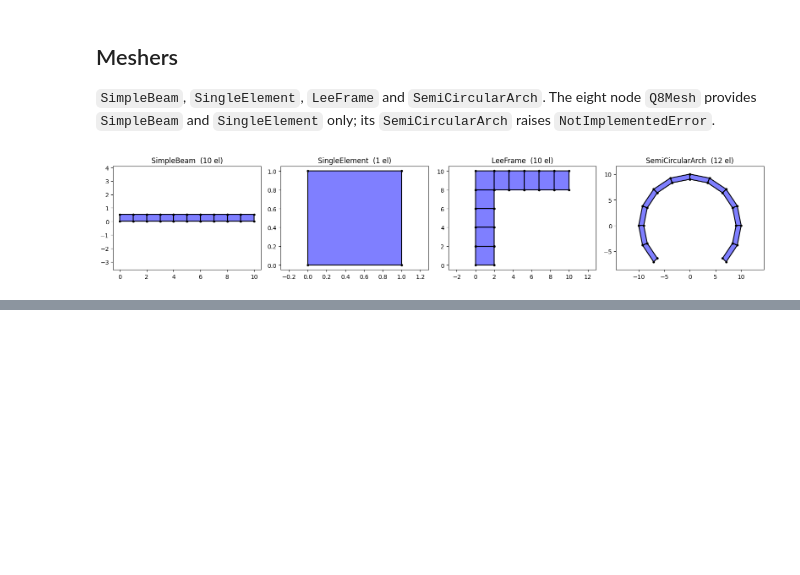
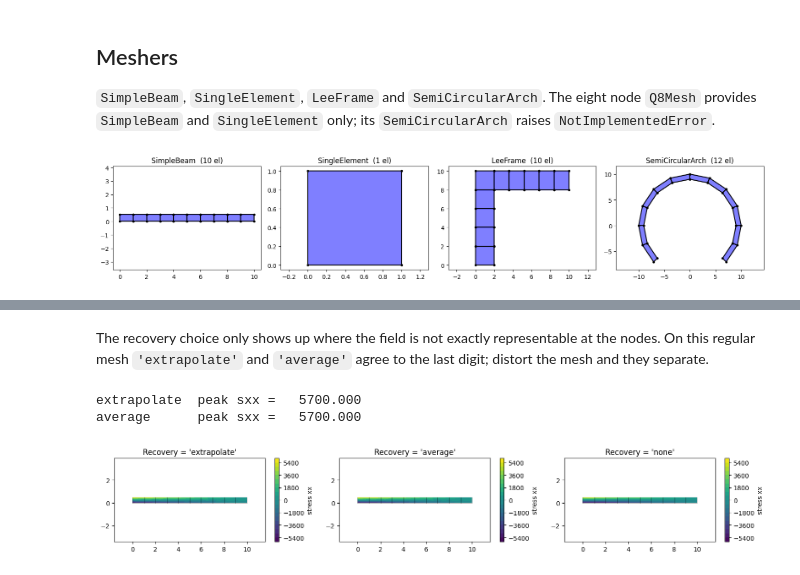
Before and after one commit to JohannBouwer/fem2d, a Jupyter notebook: notebooks/Example_solvers.ipynb, the cells around one changed output, grey strips where cells are left out. Cells and saved outputs as stored; diff of their text form; code cells hidden in the pictures; blank space fills up the shorter version.

```diff
--- a/notebooks/Example_solvers.ipynb
+++ b/notebooks/Example_solvers.ipynb
@@ -245,0 +233,19 @@ identical: True
+# %% [markdown]
+The recovery choice only shows up where the field is not exactly representable at the
+nodes. On this regular mesh `'extrapolate'` and `'average'` agree to the last digit;
+distort the mesh and they separate.
+# %%
+fig, axes = plt.subplots(1, 3, figsize=(15, 2.6))
+for ax, Recovery in zip(axes, ('extrapolate', 'average', 'none'), strict=True):
+    Plotting.StressContour(Beam, ContourOptions(Component='xx', Recovery=Recovery,
+                                                Deformed=False, ax=ax))
+    ax.set_title(f"Recovery = '{Recovery}'")
+plt.tight_layout()
+
+for Recovery in ('extrapolate', 'average'):
+    Values, _, _ = NodalField(Beam, 'stress', 'xx', Recovery=Recovery)
+    print(f"{Recovery:<12} peak sxx = {Values.max():10.3f}")
+# %% [output]
+extrapolate  peak sxx =   5700.000
+average      peak sxx =   5700.000
+[figure, added]
```
Also changed, not shown: parts of 6 cells of this notebook, 4 other files.
